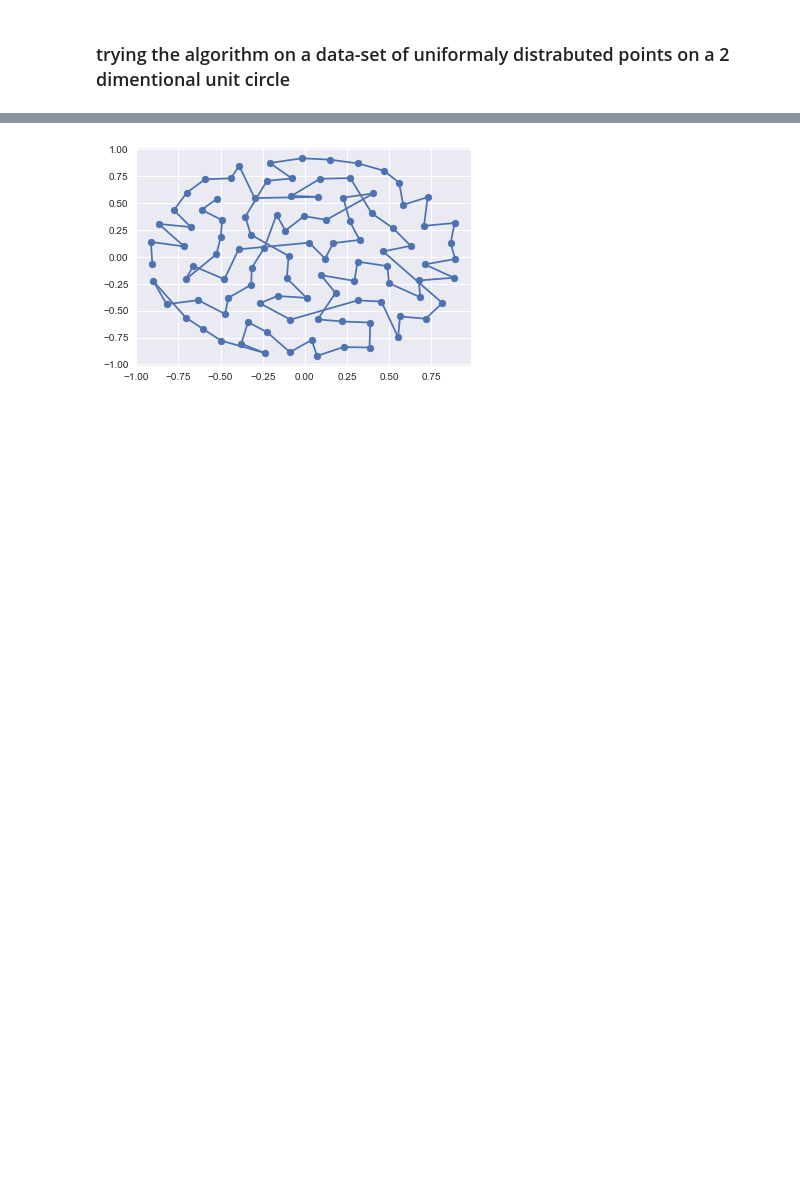
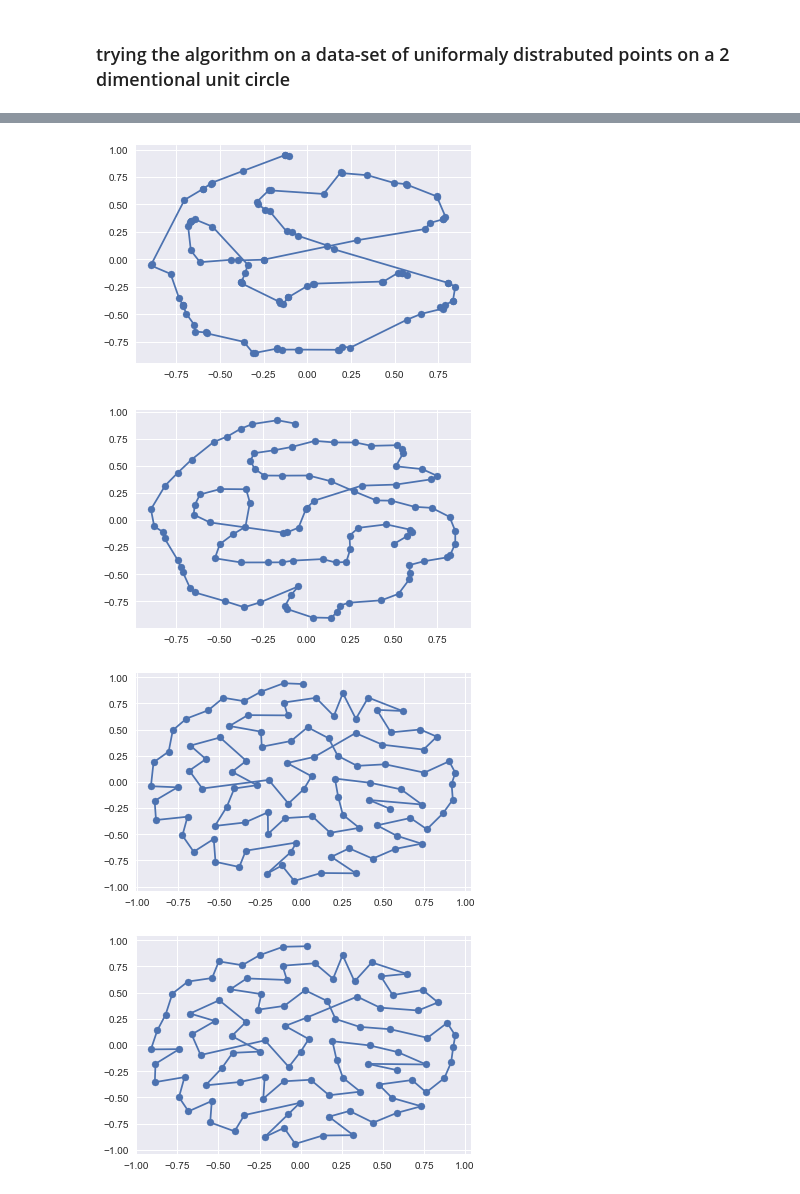
Before and after one commit to Israel0545488592/NeuralComputing2, a Jupyter notebook: Main_program .ipynb, the cells around one changed output, grey strips where cells are left out. Drawn from its saved outputs; the diff is of its cells as text; code cells hidden in the pictures; blank space fills up the shorter version.

```diff
--- a/Main_program .ipynb
+++ b/Main_program .ipynb
@@ -46,6 +51,8 @@ som.display()
 # %%
 som = SOM((100,), 0.7, 2, np.zeros(2))
 som.train(data, 0.001, 2)
-som.display()
 # %% [output]
-[figure, old version]
+[figure, new version]
+[figure, added]
+[figure, added]
+[figure, added]
```
Also changed, not shown: parts of 3 cells of this notebook, 1 other file.
